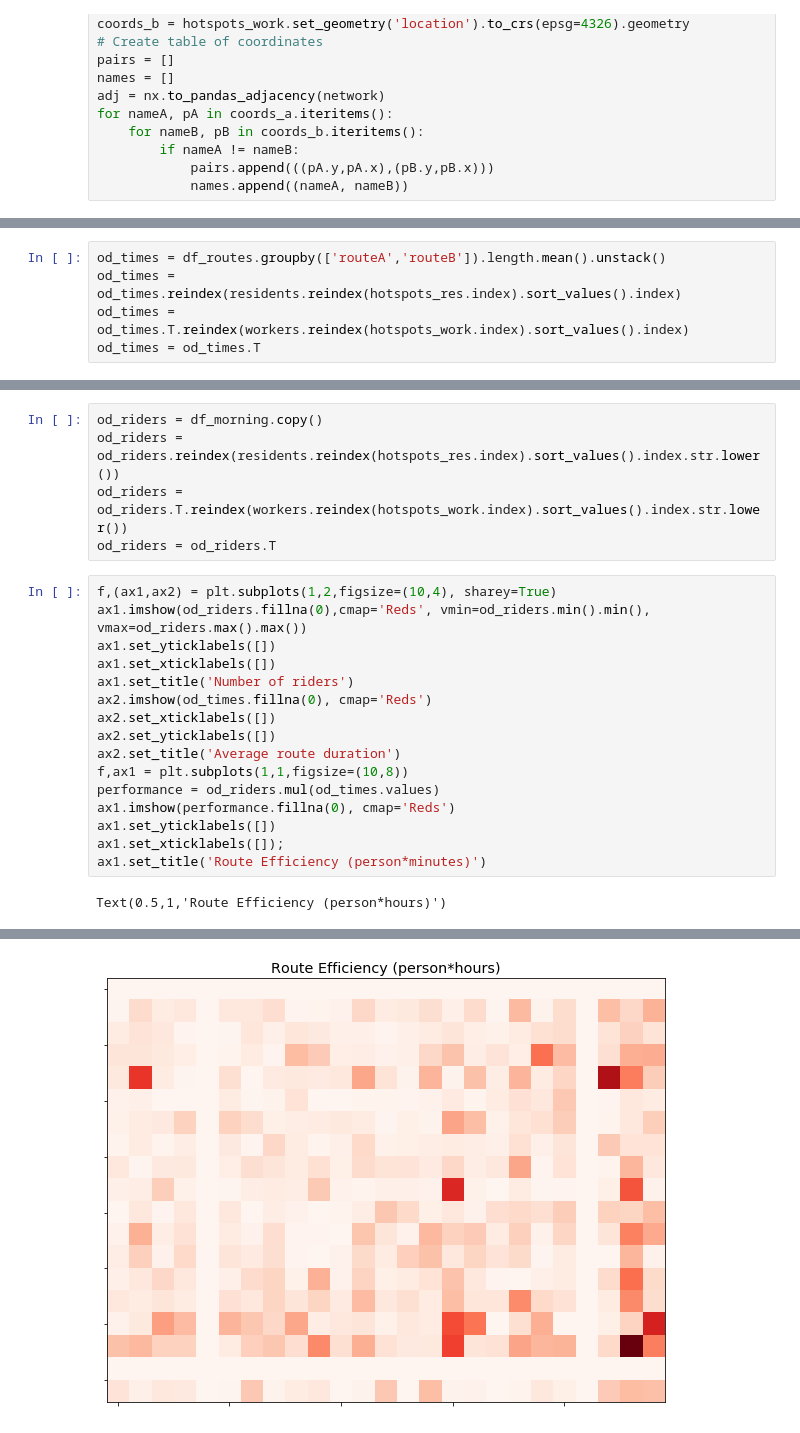
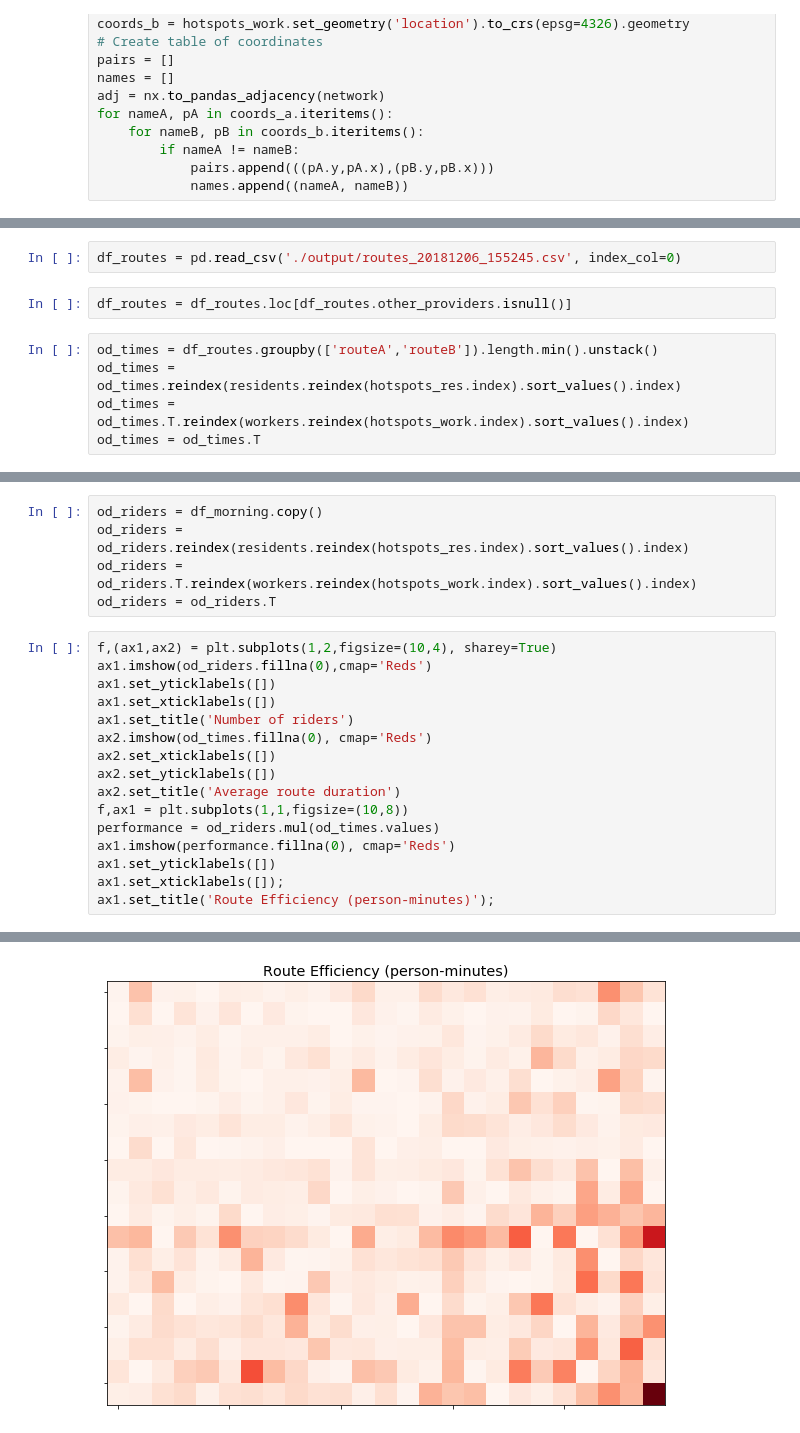
Before and after one commit to itko/cities, a Jupyter notebook: notebooks/network_analysis.ipynb, the cells around one changed output, grey strips where cells are left out. Saved outputs shown, nothing was run; the diff lists cells and outputs as text.

```diff
--- a/notebooks/network_analysis.ipynb
+++ b/notebooks/network_analysis.ipynb
@@ -405,5 +285,9 @@ df_routes.to_csv('./output/routes_'+timestr+'.csv')
+# %%
+df_routes = pd.read_csv('./output/routes_20181206_155245.csv', index_col=0)
+# %%
+df_routes = df_routes.loc[df_routes.other_providers.isnull()]
 # %%
-od_times = df_routes.groupby(['routeA','routeB']).length.mean().unstack()
+od_times = df_routes.groupby(['routeA','routeB']).length.min().unstack()
 od_times = od_times.reindex(residents.reindex(hotspots_res.index).sort_values().index)
 od_times = od_times.T.reindex(workers.reindex(hotspots_work.index).sort_values().index)
 od_times = od_times.T
@@ -425,11 +309,11 @@ od_times.sum(axis=0).plot(ax=ax2,kind='bar',color='C0')
 # %%
 od_riders = df_morning.copy()
-od_riders = od_riders.reindex(residents.reindex(hotspots_res.index).sort_values().index.str.lower())
-od_riders = od_riders.T.reindex(workers.reindex(hotspots_work.index).sort_values().index.str.lower())
+od_riders = od_riders.reindex(residents.reindex(hotspots_res.index).sort_values().index)
+od_riders = od_riders.T.reindex(workers.reindex(hotspots_work.index).sort_values().index)
 od_riders = od_riders.T
 # %%
 f,(ax1,ax2) = plt.subplots(1,2,figsize=(10,4), sharey=True)
-ax1.imshow(od_riders.fillna(0),cmap='Reds', vmin=od_riders.min().min(), vmax=od_riders.max().max())
+ax1.imshow(od_riders.fillna(0),cmap='Reds')
 ax1.set_yticklabels([])
 ax1.set_xticklabels([])
 ax1.set_title('Number of riders')
@@ -442,6 +326,5 @@ performance = od_riders.mul(od_times.values)
 ax1.imshow(performance.fillna(0), cmap='Reds')
 ax1.set_yticklabels([])
 ax1.set_xticklabels([]);
-ax1.set_title('Route Efficiency (person*minutes)')
+ax1.set_title('Route Efficiency (person-minutes)');
 # %% [output]
-Text(0.5,1,'Route Efficiency (person*hours)')
@@ -449,3 +332,3 @@ Text(0.5,1,'Route Efficiency (person*hours)')
-[figure, old version]
+[figure, new version]
 # %%
 f,(ax1,ax2) = plt.subplots(1,2,figsize=(12,4), sharey=True)
```
Also changed, not shown: parts of 29 cells of this notebook.
